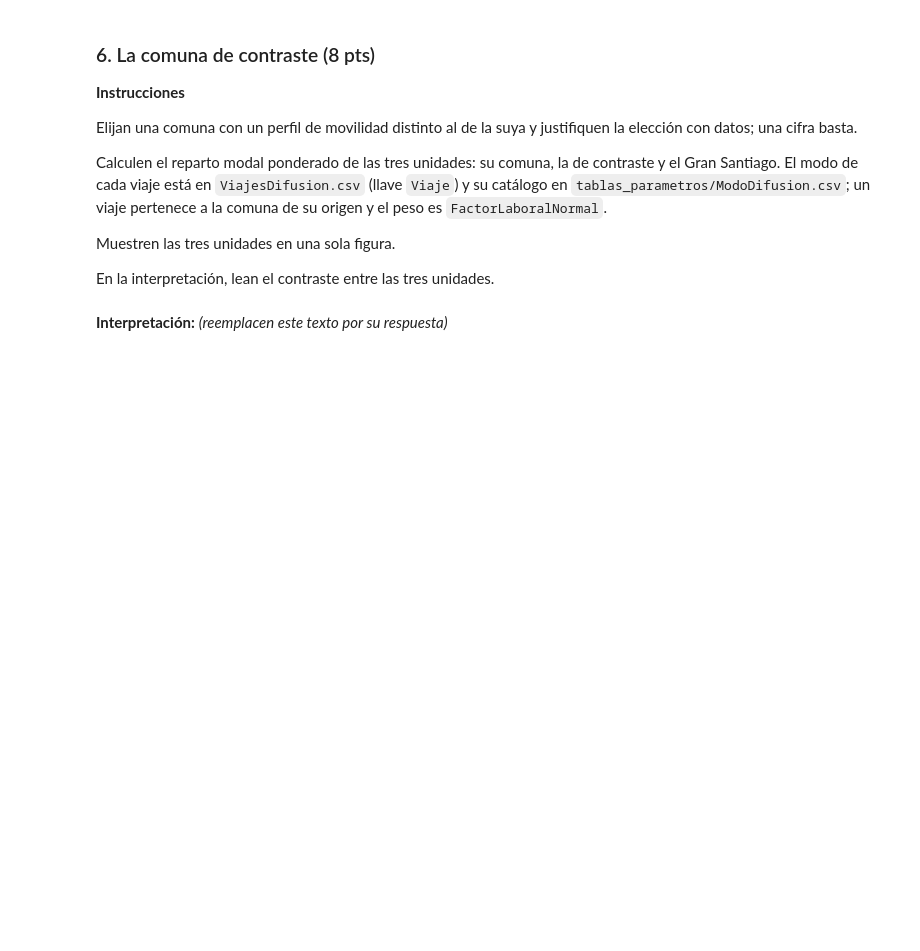
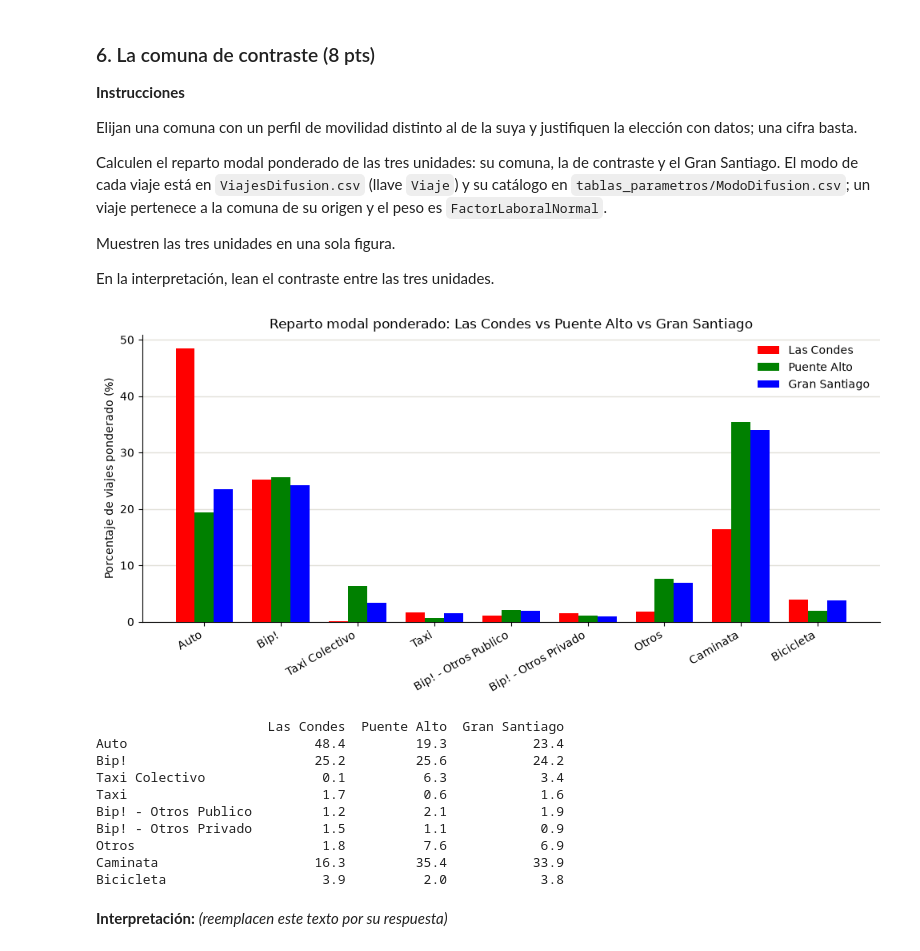
Before and after one commit to gonzzza-lol/cienciaDatos, a Jupyter notebook: tarea1_Suarez_Gutierrez.ipynb, the cells around one changed output. Drawn from its saved outputs; the diff is of its cells as text; code cells hidden in the pictures; blank space fills up the shorter version.

```diff
--- a/tarea1_Suarez_Gutierrez.ipynb
+++ b/tarea1_Suarez_Gutierrez.ipynb
@@ -386,7 +423,63 @@ Muestren las tres unidades en una sola figura.
 
 En la interpretación, lean el contraste entre las tres unidades.
 # %%
-# Su código (agreguen las celdas que necesiten)
+modoCatalogo = pd.read_csv(RUTA + "tablas_parametros/ModoDifusion.csv", sep=";")
+comunaCatalogo = pd.read_csv(RUTA + "tablas_parametros/Comuna.csv", sep=",")
+viajes = pd.read_csv(RUTA + "ViajesDifusion.csv", sep=";")
+
+v = viajes_lab.merge(viajes, on="Viaje", how="left") \
+              .merge(modoCatalogo, left_on="ModoDifusion", right_on="ID", how="left") \
+              .merge(comunaCatalogo, left_on="ComunaOrigen", right_on="Id", how="left")
+
+unidades = {
+    "Las Condes":    v[v["Comuna"] == "LAS CONDES"],
+    "Puente Alto":   v[v["Comuna"] == "PUENTE ALTO"],
+    "Gran Santiago": v
+}
+modosOrden = modoCatalogo["ModoDifusion"].tolist()
+tablaModos = pd.DataFrame(index=modosOrden, dtype=float)
+
+for nombre, df in unidades.items():
+    if len(df) == 0 or df["FactorLaboralNormal"].sum() == 0:
+        tablaModos[nombre] = 0.0
+        continue
+    total = df["FactorLaboralNormal"].sum()
+    pesos_modo = df.groupby("ModoDifusion_y")["FactorLaboralNormal"].sum()
+    tablaModos[nombre] = (pesos_modo / total * 100).reindex(modosOrden, fill_value=0.0)
+
+fig, ax = plt.subplots(figsize=(10, 5))
+
+x = np.arange(len(modosOrden))
+ancho = 0.25
+colores = ["red", "green", "blue"]
+
+for i, (nombre, color) in enumerate(zip(["Las Condes", "Puente Alto", "Gran Santiago"], colores)):
+    ax.bar(x + (i - 1) * ancho, tablaModos[nombre], ancho,
+           color=color, edgecolor="none", label=nombre, zorder=3)
+
+ax.set_ylabel("Porcentaje de viajes ponderado (%)")
+ax.set_title("Reparto modal ponderado: Las Condes vs Puente Alto vs Gran Santiago")
+ax.set_xticks(x)
+ax.set_xticklabels(modosOrden, rotation=30, ha="right")
+ax.legend(frameon=False)
+ax.spines[["top", "right"]].set_visible(False)
+ax.grid(axis="y", color="#e1e0d9", lw=1)
+plt.tight_layout()
+plt.show()
+
+print(tablaModos.round(1))
+# %% [output]
+[figure, added]
+                      Las Condes  Puente Alto  Gran Santiago
+Auto                        48.4         19.3           23.4
+Bip!                        25.2         25.6           24.2
+Taxi Colectivo               0.1          6.3            3.4
+Taxi                         1.7          0.6            1.6
+Bip! - Otros Publico         1.2          2.1            1.9
+Bip! - Otros Privado         1.5          1.1            0.9
+Otros                        1.8          7.6            6.9
+Caminata                    16.3         35.4           33.9
+Bicicleta                    3.9          2.0            3.8
 # %% [markdown]
 **Interpretación:** *(reemplacen este texto por su respuesta)*
 # %% [markdown]
```
Also changed, not shown: parts of 3 cells of this notebook, 2 other files.
